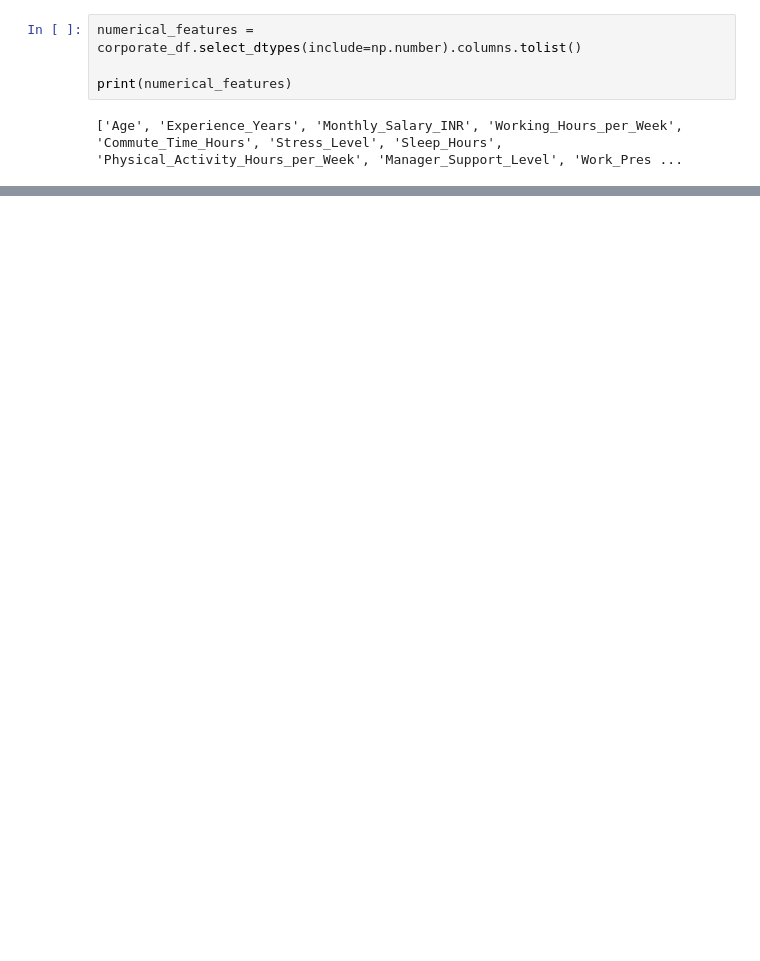
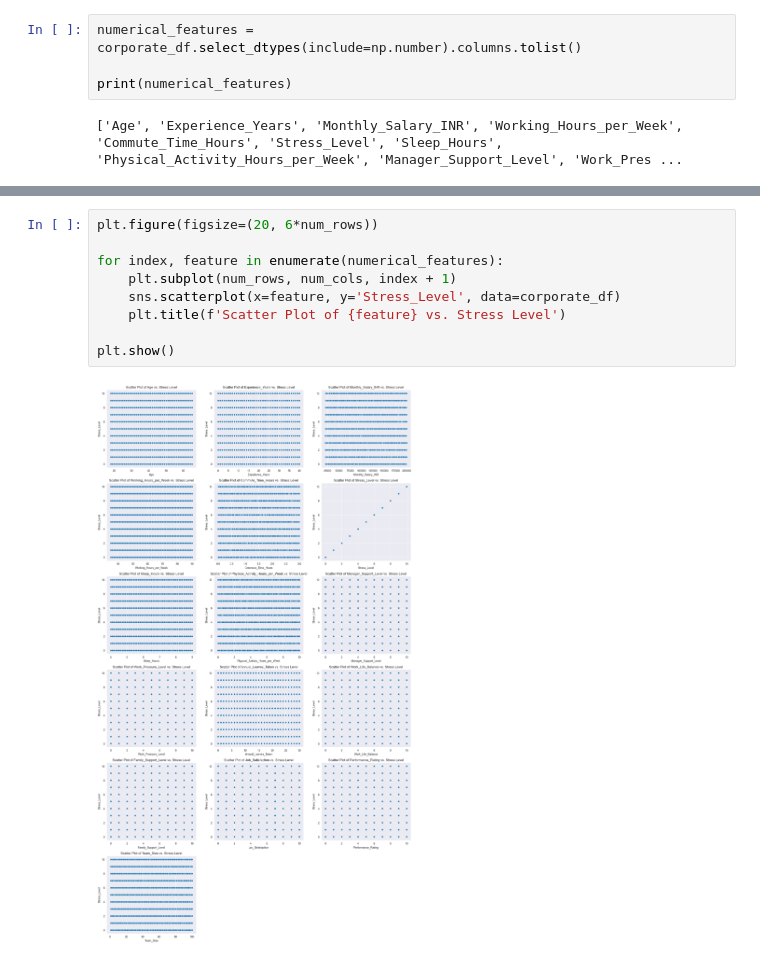
Before and after one commit to Avas77/corporate-stress-prediction, a Jupyter notebook: coporate-stress-data-analysis.ipynb, the cells around one changed output, grey strips where cells are left out. Saved outputs shown, nothing was run; the diff lists cells and outputs as text; blank space fills up the shorter version.

```diff
--- a/coporate-stress-data-analysis.ipynb
+++ b/coporate-stress-data-analysis.ipynb
@@ -133,0 +178,11 @@ print(numerical_features)
+# %%
+plt.figure(figsize=(20, 6*num_rows))
+
+for index, feature in enumerate(numerical_features):
+    plt.subplot(num_rows, num_cols, index + 1)
+    sns.scatterplot(x=feature, y='Stress_Level', data=corporate_df)
+    plt.title(f'Scatter Plot of {feature} vs. Stress Level')
+
+plt.show()
+# %% [output]
+[figure, added]
```
Also changed, not shown: parts of 9 cells of this notebook.
